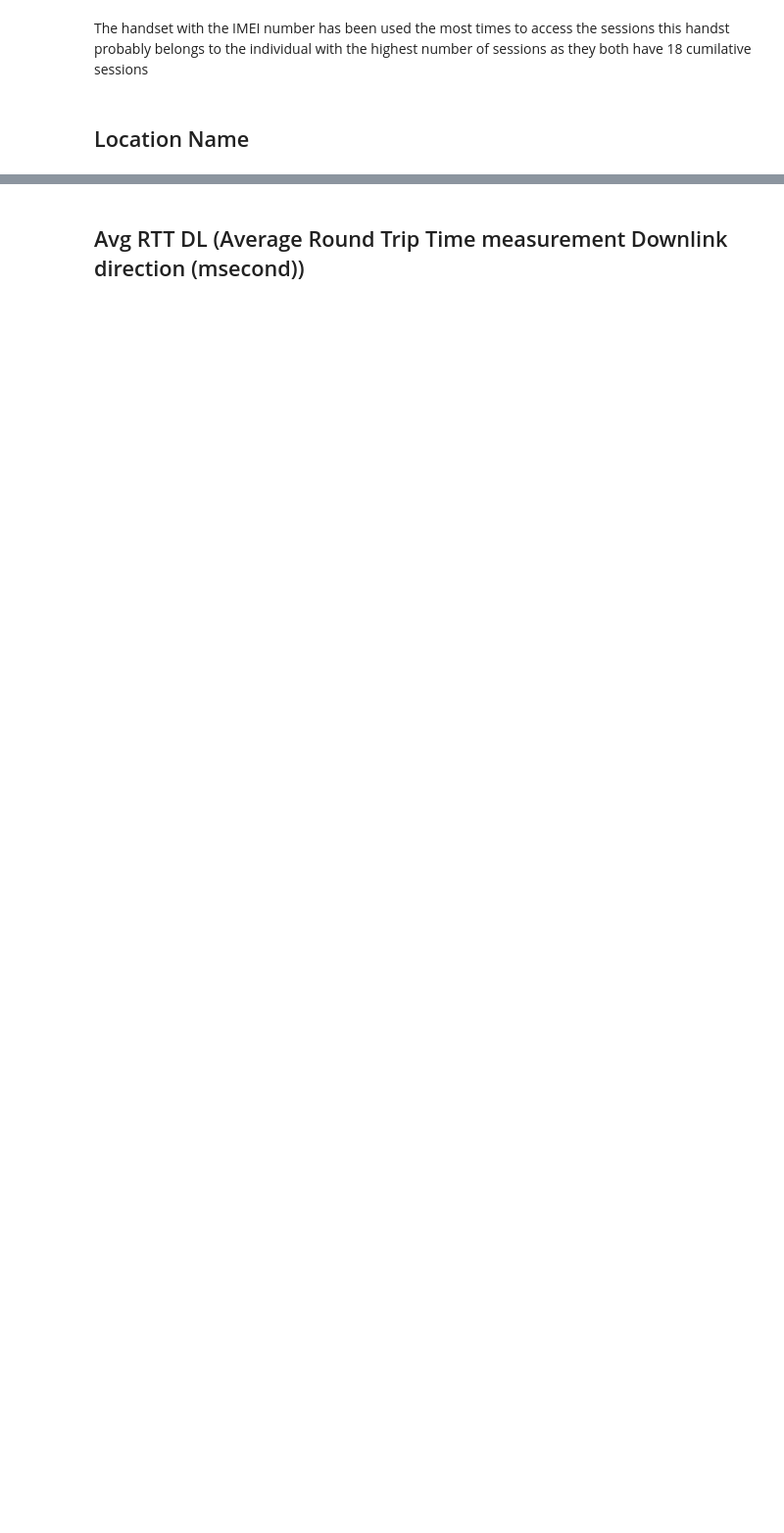
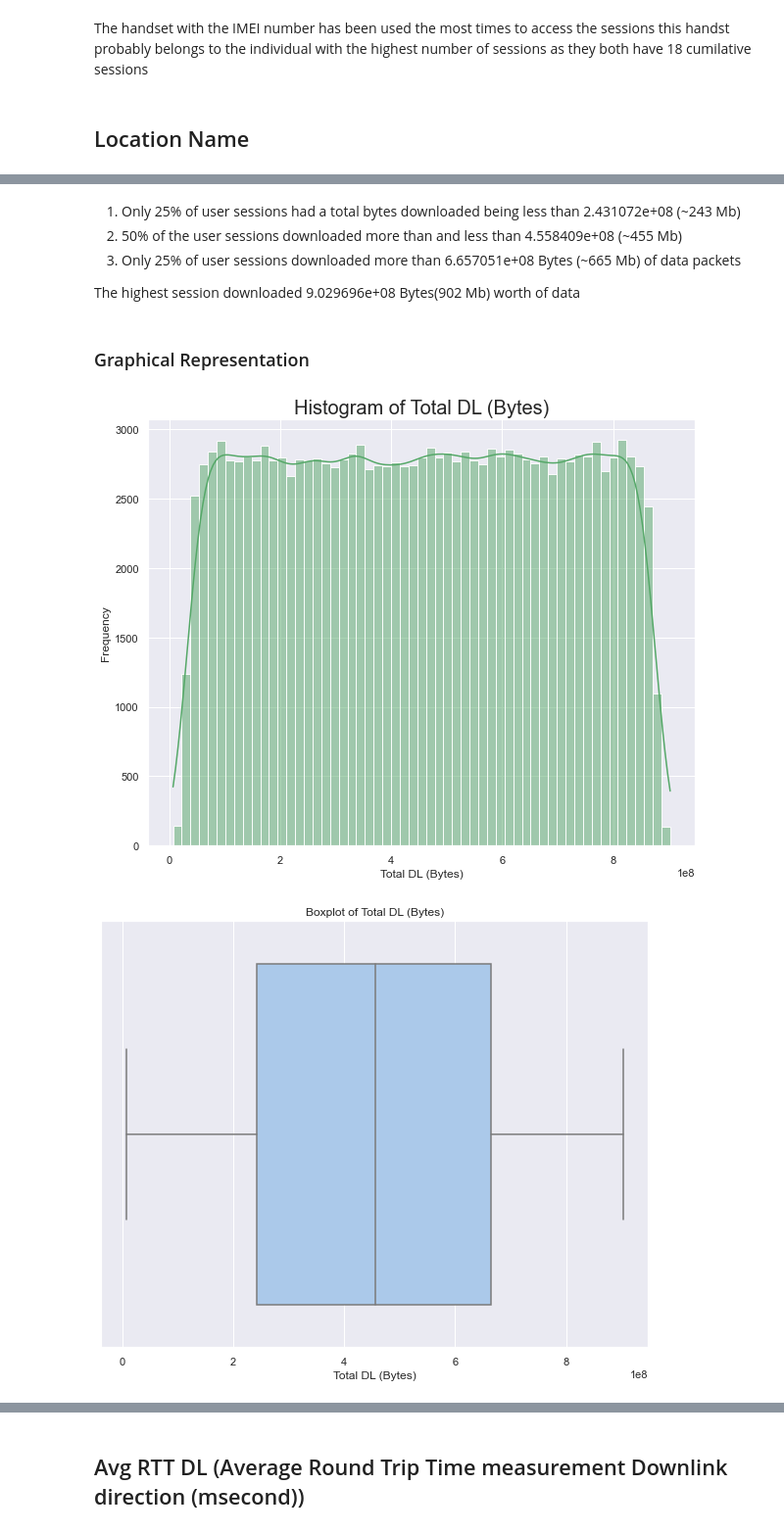
Before and after one commit to Blvisse/10-Academy, a Jupyter notebook: Week1/notebooks/TelecomChallenge.ipynb, the cells around one changed output, grey strips where cells are left out. Shown at 98% size. Cells and saved outputs as stored; diff of their text form; code cells hidden in the pictures; blank space fills up the shorter version.

```diff
--- a/Week1/notebooks/TelecomChallenge.ipynb
+++ b/Week1/notebooks/TelecomChallenge.ipynb
@@ -297,0 +772,13 @@ These are the top 5 locations where users accessed the sessions from. Location c
+# %% [markdown]
+1. Only 25% of user sessions had a total bytes downloaded being less than 2.431072e+08 (~243 Mb)
+2. 50% of the user sessions downloaded more than and less than 4.558409e+08 (~455 Mb)
+3. Only 25% of user sessions downloaded more than 6.657051e+08 Bytes (~665 Mb) of data packets
+
+The highest session downloaded 9.029696e+08 Bytes(902 Mb) worth of data
+# %% [markdown]
+### Graphical Representation
+# %%
+uniAnalysis.vizualiseHist('Total DL (Bytes)','g')
+# %% [output]
+[figure, added]
+[figure, added]
```
Also changed, not shown: parts of 134 cells of this notebook, 2 other files.
